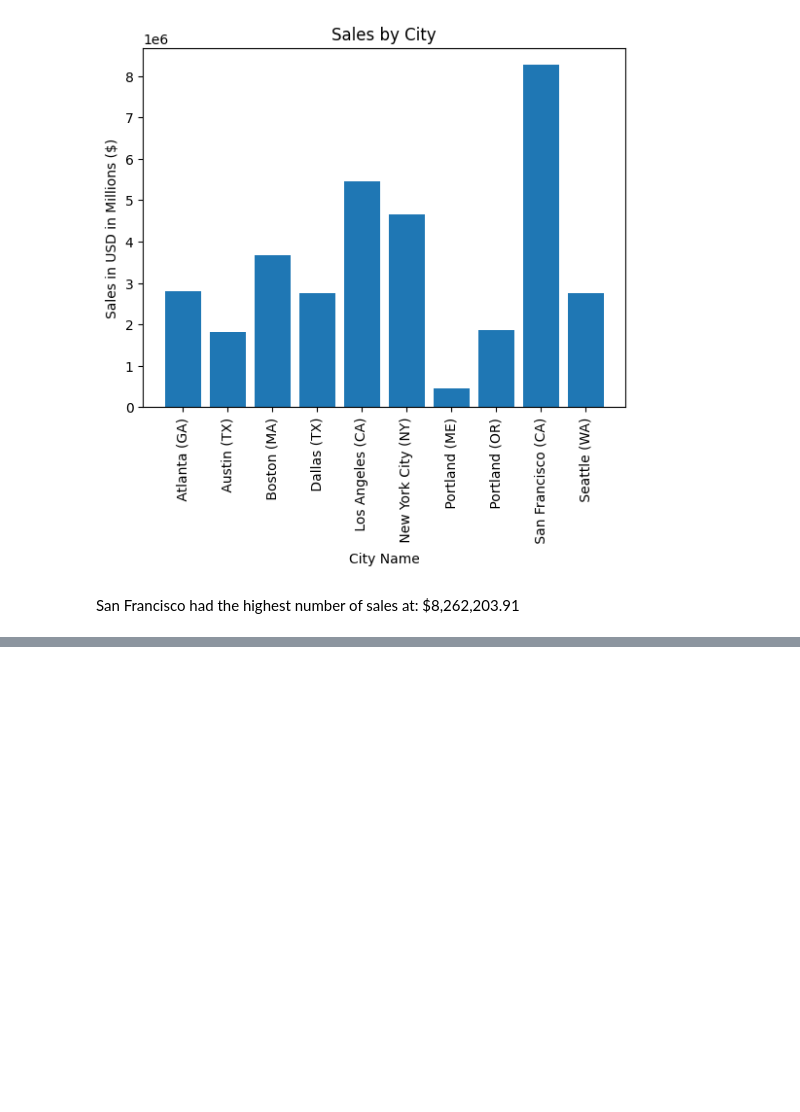
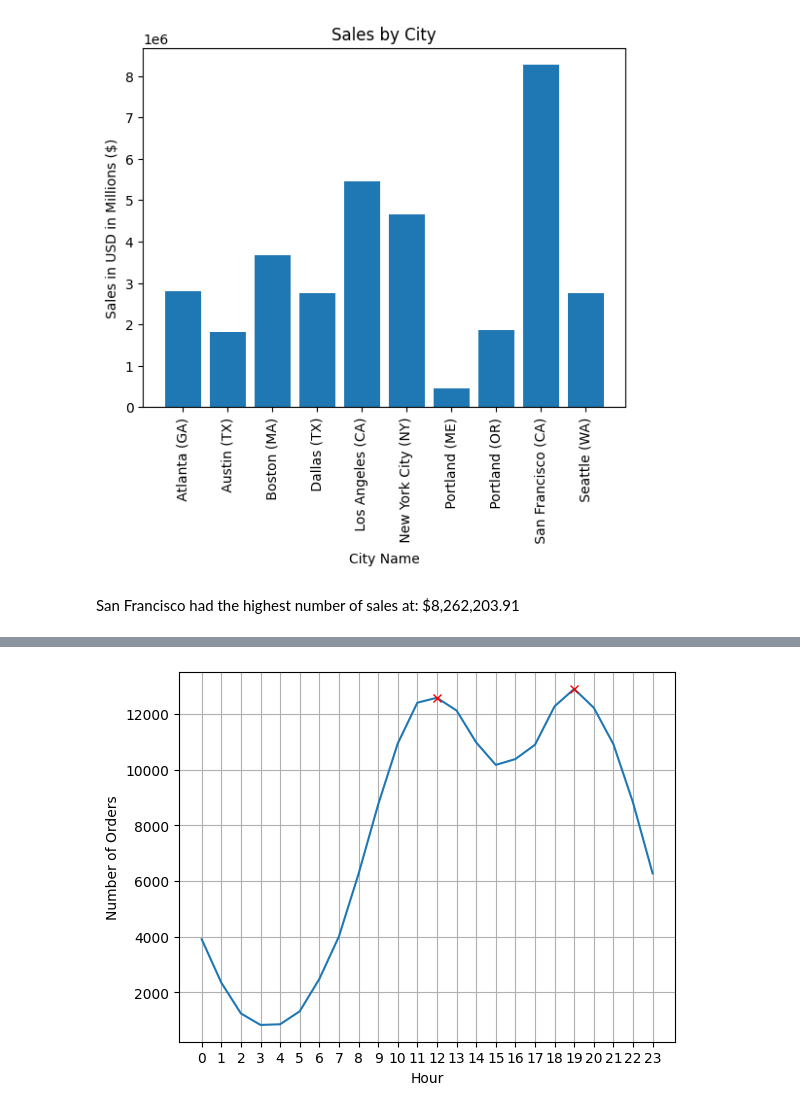
Before and after one commit to Bmoore4452/sales-analysis-2019, a Jupyter notebook: notebooks/explore.ipynb, the cells around one changed output, grey strips where cells are left out. Cells and saved outputs as stored; diff of their text form; code cells hidden in the pictures; blank space fills up the shorter version.

Commit message:
compeleted notebook finding four insights with charts

```diff
--- a/notebooks/explore.ipynb
+++ b/notebooks/explore.ipynb
@@ -174,0 +184,6 @@ San Francisco had the highest number of sales at: $8,262,203.91
+# %%
+all_data['Order Date'] = pd.to_datetime(all_data['Order Date'])
+# %%
+all_data["Hour"] = all_data["Order Date"].dt.hour
+all_data["Minute"] = all_data["Order Date"].dt.minute
+all_data.head()
@@ -174,0 +197,17 @@ San Francisco had the highest number of sales at: $8,262,203.91
+# %%
+from scipy.signal import find_peaks
+
+hours = np.array([hour for hour, df in all_data.groupby('Hour')])
+orders_per_hour = all_data.groupby(['Hour']).count()["Order ID"]
+plt.plot(hours, orders_per_hour)
+peaks, _ = find_peaks(orders_per_hour)
+
+plt.xticks(hours)
+plt.xlabel("Hour")
+plt.ylabel("Number of Orders")
+plt.grid()
+plt.plot(hours[peaks], orders_per_hour.iloc[peaks], "x", color="red")
+
+plt.show()
+# %% [output]
+[figure, added]
```
Also changed, not shown: parts of 13 cells of this notebook.
